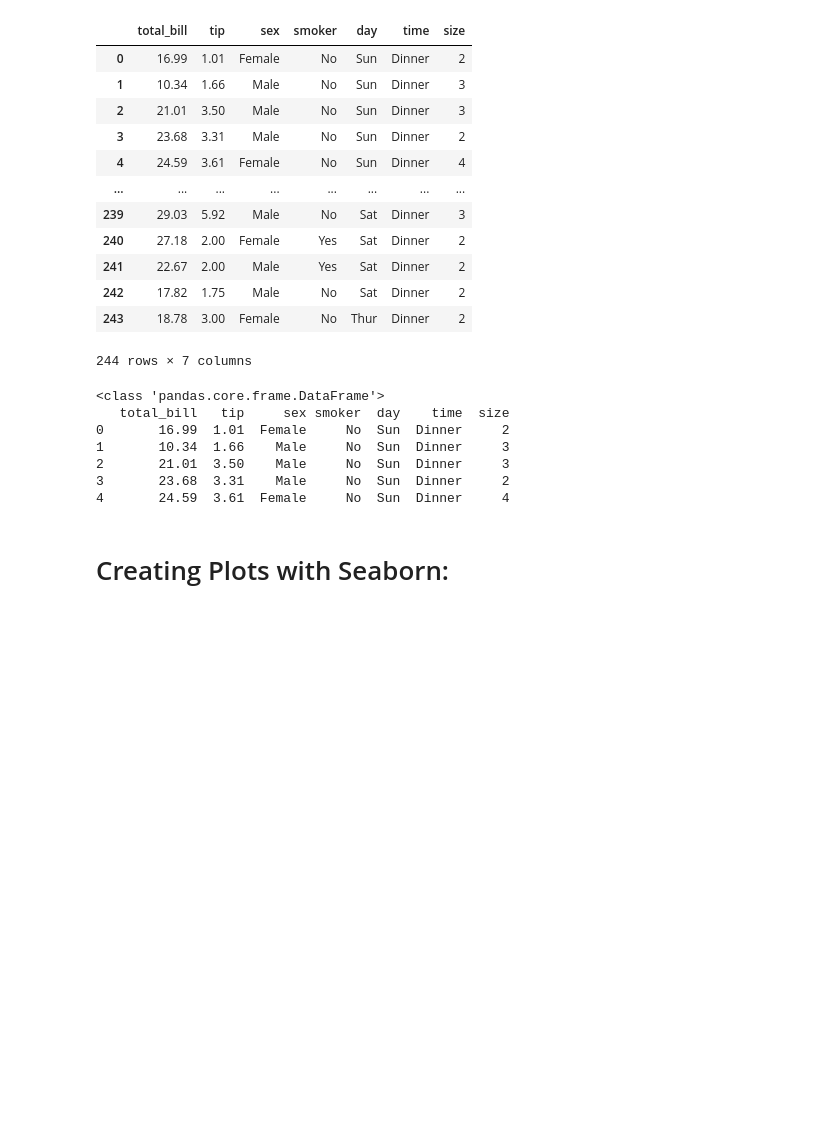
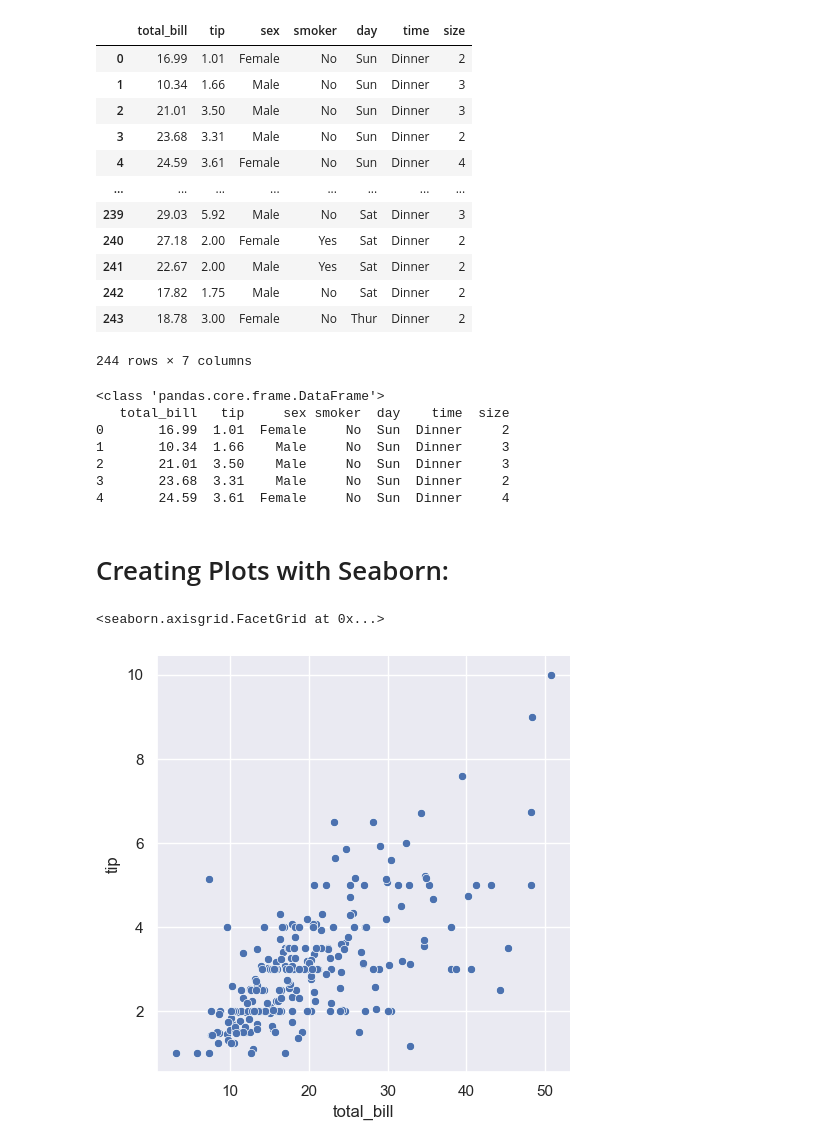
Before and after one commit to SatinderSinghSall/AI-and-Machine-Learning, a Jupyter notebook: 21. Data Visualization - Part 2/Seaborn.ipynb, the cells around one changed output. Drawn from its saved outputs; the diff is of its cells as text; code cells hidden in the pictures; blank space fills up the shorter version.

Commit message:
AI / ML: Data Visualization using Seaborn - Creating Plots with Seaborn.

```diff
--- a/21. Data Visualization - Part 2/Seaborn.ipynb
+++ b/21. Data Visualization - Part 2/Seaborn.ipynb
@@ -57,3 +57,12 @@ print(tips.head())
 4       24.59  3.61  Female     No  Sun  Dinner     4
 # %% [markdown]
 # Creating Plots with Seaborn:
+# %%
+sns.relplot(
+    data=tips,
+    x="total_bill",
+    y="tip"
+)
+# %% [output]
+<seaborn.axisgrid.FacetGrid at 0x...>
+[figure, added]
```
Also changed, not shown: parts of 10 cells of this notebook, 1 other file.
